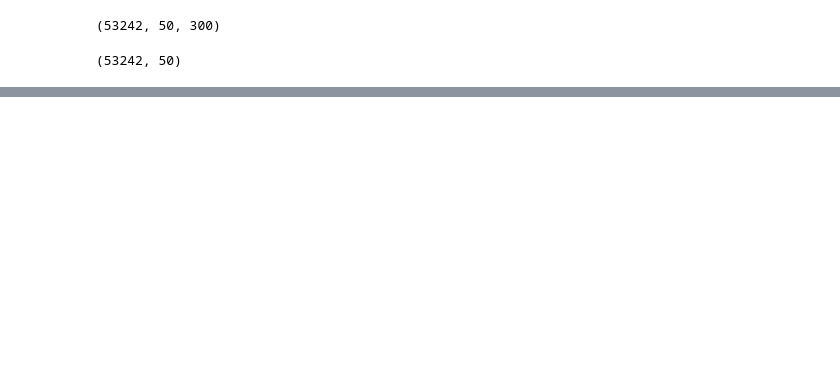
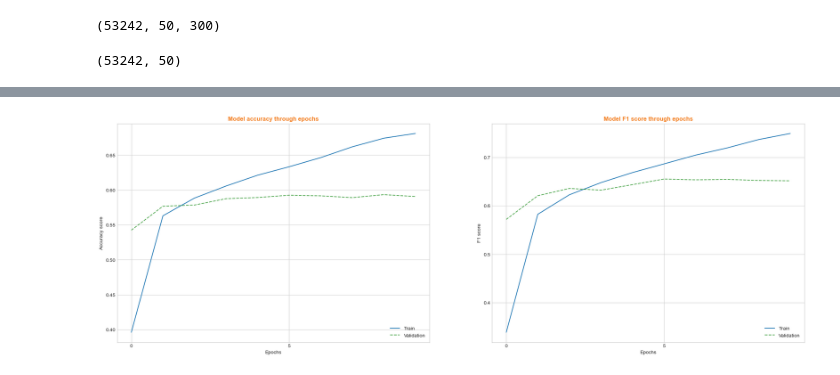
Before and after one commit to Oumnia-Sdn/Project-5-Categoriser-automatiquement-des-questions, a Jupyter notebook: Notebooks/Essais .ipynb, the cells around one changed output, grey strips where cells are left out. Cells and saved outputs as stored; diff of their text form; code cells hidden in the pictures; blank space fills up the shorter version.

Commit message:
word2vec embedding, training LSTM NN architecture + Evaluation

```diff
--- a/Notebooks/Essais .ipynb
+++ b/Notebooks/Essais .ipynb
@@ -897,17 +899,16 @@ def jaccard_m(y_true, y_pred, smooth=100):
 def init_model():
     model = Sequential()
     #model.add(layers.Masking())
-    model.add(layers.LSTM(150, activation='tanh'))
+    model.add(layers.LSTM(300, activation='tanh'))
     model.add(layers.Dense(300, activation='relu'))
     model.add(layers.Dropout(0.2))
     model.add(layers.Dense(150, activation='relu'))
     model.add(layers.Dropout(0.1))
-    #model.add(Flatten())
     model.add(layers.Dense(y_train.shape[1], activation='sigmoid'))
 
     model.compile(loss='binary_crossentropy',
                   optimizer='adam',
-                  metrics=['accuracy',#f1_m, #recall_m, #precision_m])
+                  metrics=['accuracy',f1_m, recall_m, precision_m])
 
     return model
 
@@ -1011,0 +966,13 @@ array([[[ 1.08261891e-02,  1.55008554e+00,  8.09962928e-01, ...,
+# %%
+#
+from tensorflow.keras.callbacks import EarlyStopping
+
+es = EarlyStopping(patience=5, restore_best_weights=True)
+
+history = model.fit(X_train_pad, y_train,
+                      epochs=10,
+                      batch_size=32,
+                      verbose=1,
+                      validation_data=(X_test_pad, y_test),
+                      callbacks= [es]
+                     )
@@ -1011,0 +1030,38 @@ array([[[ 1.08261891e-02,  1.55008554e+00,  8.09962928e-01, ...,
+# %%
+#visualize model accuracy and F1 score
+train_accuracy = history.history.get('accuracy', [])
+train_f1 = history.history.get('f1_m', [])
+val_accuracy = history.history.get('val_accuracy', [])
+val_f1 = history.history.get('val_f1_m', [])
+
+fig, axes = plt.subplots(1, 2, figsize=(25, 8))
+axes[0].plot(np.arange(0,10,1),
+             train_accuracy,
+             label="Train")
+axes[0].plot(np.arange(0,10,1),
+             val_accuracy,
+             linestyle='--', color='g', alpha=.7,
+             label="Validation")
+axes[0].set_xticks(np.arange(0,10,5))
+axes[0].set_xlabel("Epochs")
+axes[0].set_ylabel("Accuracy score")
+axes[0].set_title('Model accuracy through epochs',
+                  color='#f48023', fontweight='bold')
+axes[0].legend(loc=4)
+
+axes[1].plot(np.arange(0,10,1),
+             train_f1, label="Train")
+axes[1].plot(np.arange(0,10,1),
+             val_f1,
+             linestyle='--', color='g', alpha=.7,
+             label="Validation")
+axes[1].set_xticks(np.arange(0,10,5))
+axes[1].set_xlabel("Epochs")
+axes[1].set_ylabel("F1 score")
+axes[1].set_title('Model F1 score through epochs',
+                  color='#f48023', fontweight='bold')
+axes[1].legend(loc=4)
+
+plt.show()
+# %% [output]
+[figure, added]
```
Also changed, not shown: parts of 69 cells of this notebook, 1 other file.
